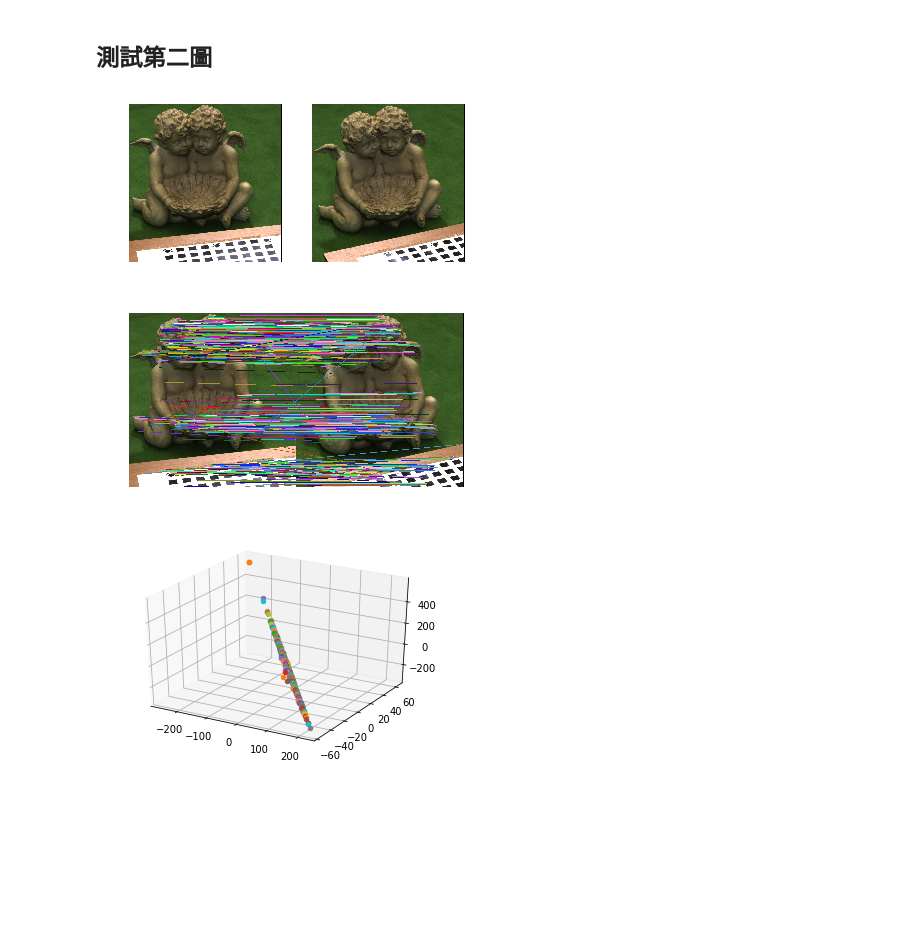
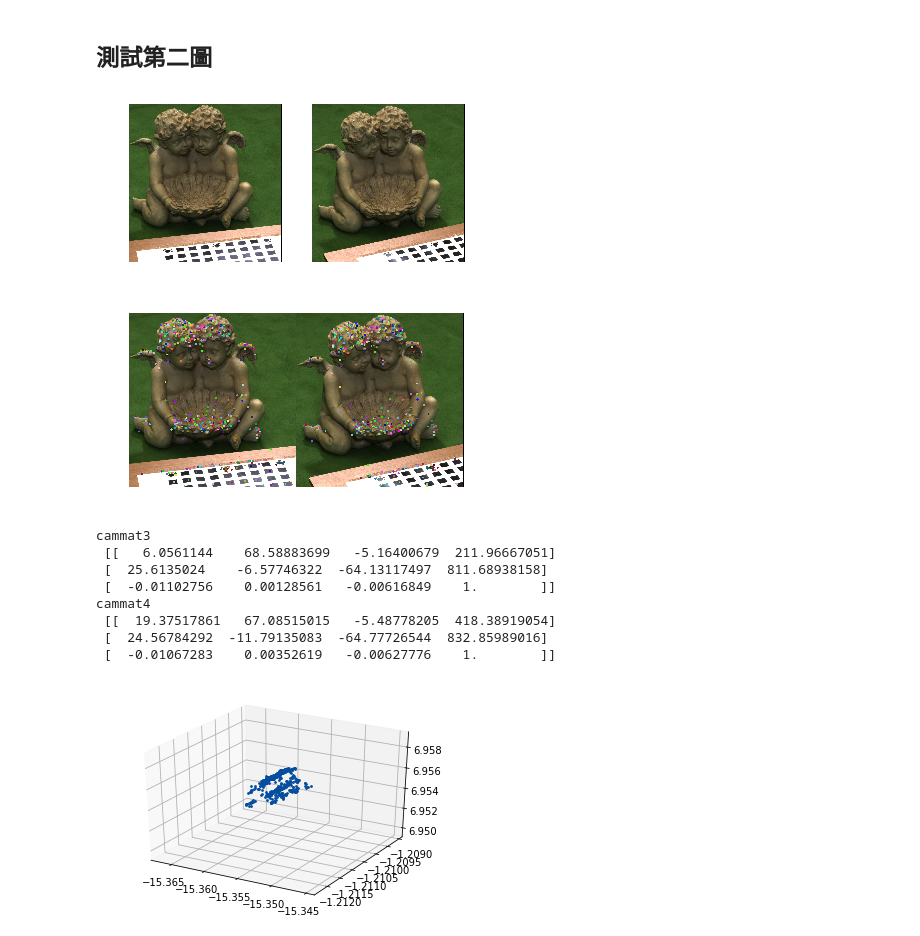
Before and after one commit to YuanSyun/CV-Structure-from-motion, a Jupyter notebook: HW4.ipynb, the cells around one changed output. Cells and saved outputs as stored; diff of their text form; code cells hidden in the pictures; blank space fills up the shorter version.

```diff
--- a/HW4.ipynb
+++ b/HW4.ipynb
@@ -17,8 +19,14 @@ import hw3
 # %% [markdown]
 ## 讀取圖片
 # %%
-image1 = cv2.imread('./data/Mesona1.JPG')
-image2 = cv2.imread('./data/Mesona2.JPG')
+DEBUG_IMAGE_INDEX = 1
+
+if(DEBUG_IMAGE_INDEX==1):
+    image1 = cv2.imread('./data/Mesona1.JPG')
+    image2 = cv2.imread('./data/Mesona2.JPG')
+elif(DEBUG_IMAGE_INDEX == 2):
+    image1 = cv2.imread('./data/Statue1.bmp')
+    image2 = cv2.imread('./data/Statue2.bmp')
 image1 = cv2.cvtColor(image1, cv2.COLOR_BGR2RGB)
 image2 = cv2.cvtColor(image2, cv2.COLOR_BGR2RGB)
 
@@ -132,7 +153,6 @@ def get_fundamental(samplept1, samplept2):
     F = np.dot(np.dot(u, s), v)
 
     # homographs coefficient and denormalize the fundamental matrix
-    F = F/F[2,2]
     F = denormalize_fundamental_mat(nomalmat1, normalmat2, F)
     F = F/F[2,2]
 
@@ -190,7 +210,7 @@ def find_fundamental_by_RANSAC(matchedpt_order, imgpts1, imgpts2, inliner_thresh
             best_fundamental = f
             best_inlinernum = inlinernum
             best_sampts1, best_sampts2 = sampts1, sampts2
-    best_essential = get_essential_mat(intrinsic_matrix1, intrinsic_matrix1, best_fundamental)
+    best_essential = get_essential_mat(intrinsic_matrix1, intrinsic_matrix2, best_fundamental)
     print("RANSC Error\n", best_error)
     print("Inliner Number\n", best_inlinernum)
     return best_fundamental, best_essential, best_sampts1, best_sampts2
@@ -205,7 +225,7 @@ print("E\n", essentialmat)
 
 # by opencv
 fundamentalmat_opencv, _ = cv2.findFundamentalMat(imgpts1, imgpts2, cv2.RANSAC, RANSAC_INLINER_THRESHOLD, 0.99, None)
-essentialmat_opencv = get_essential_mat(intrinsic_matrix1, intrinsic_matrix1, fundamentalmat_opencv)
+essentialmat_opencv = get_essential_mat(intrinsic_matrix1, intrinsic_matrix2, fundamentalmat_opencv)
 cv_error, cv_inlinernum = get_geometric_error(imgpts1, imgpts2, fundamentalmat_opencv, RANSAC_INLINER_THRESHOLD)
 print("CV RANSC Error\n", cv_error)
 print("CV Inliner Number\n", cv_inlinernum)
@@ -439,35 +493,67 @@ show_cloud_points(cloudpts4)
 # %%
 image3 = cv2.imread('./data/Statue1.bmp')
 image4 = cv2.imread('./data/Statue2.bmp')
 image3 = cv2.cvtColor(image3, cv2.COLOR_BGR2RGB)
 image4 = cv2.cvtColor(image4, cv2.COLOR_BGR2RGB)
 
 plt.subplot(121), plt.imshow(image3), plt.axis('off')
 plt.subplot(122), plt.imshow(image4), plt.axis('off')
 plt.show()
 
 # get feature points
 sift2 = cv2.xfeatures2d.SIFT_create()
-(keypt3, desc3) = sift.detectAndCompute(image3, None)
-(keypt4, desc4) = sift.detectAndCompute(image4, None)
+(keypt3, desc3) = sift2.detectAndCompute(image3, None)
+(keypt4, desc4) = sift2.detectAndCompute(image4, None)
 BF_MACTHER_DISTANCE = 0.65
 matches2 = hw3.brute_force_matcher(desc3, desc4, BF_MACTHER_DISTANCE)
 matched_pt_order2 = hw3.sort_matched_points(matches2)
-matched_feature_image = hw3.show_matched_image(image3, image4, keypt3, keypt4, matched_pt_order2)
+matched_feature_image = hw3.show_matched_image(image3, image4, keypt3, keypt4, matched_pt_order2, draw_line=False)
 plt.imshow(matched_feature_image), plt.axis('off'), plt.show()
 imgpts3, imgpts4 = hw3.get_matched_points(matched_pt_order2, keypt3, keypt4)
 
-cammat3 = np.array([[0.140626, 0.989027, -0.045273, 67.479439],
-                  [0.475766, -0.107607, -0.872965, -6.020049],
-                  [-0.868258, 0.101223, -0.485678, 40.224911]])
+def get_second_data_cameramat(k, r, t):
+    '''
+        ref: HW4 lecture page 6
+    '''
+    T = -np.dot(r, t)
+    e = np.array([[r[0,0], r[0,1], r[0,2], T[0]],
+              [r[1,0], r[1,1], r[1,2], T[1]],
+              [r[2,0], r[2,1], r[2,2], T[2]]])
+    C = np.dot(k, e)
+    C = C/C[-1,-1]
+    return C
 
-cammat4 = np.array([[0.336455, 0.940689, -0.043627, 62.882744],
-                  [0.446741, -0.200225, -0.871970, -21.081516],
-                  [-0.828988, 0.273889, -0.487611, 40.544052]])
+k3 = np.array([[5426.566895, 0.678017, 330.096680],
+             [0.000000, 5423.133301, 648.950012],
+             [0.000000, 0.000000, 1.000000]])
+r3 = np.array([[0.140626, 0.989027, -0.045273],
+              [0.475766, -0.107607, -0.872965],
+              [-0.868258, 0.101223, -0.485678]])
+t3 = np.array([67.479439, -6.020049, 40.224911])
+cammat3 = get_second_data_cameramat(k3, r3, t3)
+print("cammat3\n", cammat3)
 
-cloudpts = triangulate_points(imgpts3, imgpts4, cammat3, cammat4)
+k4 = np.array([[5426.566895, 0.678017, 387.430023],
+              [0.000000, 5423.133301, 620.616699],
+              [0.000000, 0.000000, 1.000000]])
+r4 = np.array([[0.336455, 0.940689, -0.043627],
+              [0.446741, -0.200225, -0.871970],
+              [-0.828988, 0.273889, -0.487611]])
+t4 = np.array([62.882744, -21.081516, 40.544052])
+cammat4 = get_second_data_cameramat(k4, r4, t4)
+print("cammat4\n", cammat4)
+
+cloudpts = triangulate_points(imgpts3, imgpts4, np.linalg.inv(k3), np.linalg.inv(k4), cammat3, cammat4)
 show_cloud_points(cloudpts)
 # %% [output]
 [figure]
-[figure, old version]
+[figure, new version]
+cammat3
+ [[   6.0561144    68.58883699   -5.16400679  211.96667051]
+ [  25.6135024    -6.57746322  -64.13117497  811.68938158]
+ [  -0.01102756    0.00128561   -0.00616849    1.        ]]
+cammat4
+ [[  19.37517861   67.08515015   -5.48778205  418.38919054]
+ [  24.56784292  -11.79135083  -64.77726544  832.85989016]
+ [  -0.01067283    0.00352619   -0.00627776    1.        ]]
-[figure, old version]
+[figure, new version]
```
Also changed, not shown: parts of 8 cells of this notebook, 3 other files.
